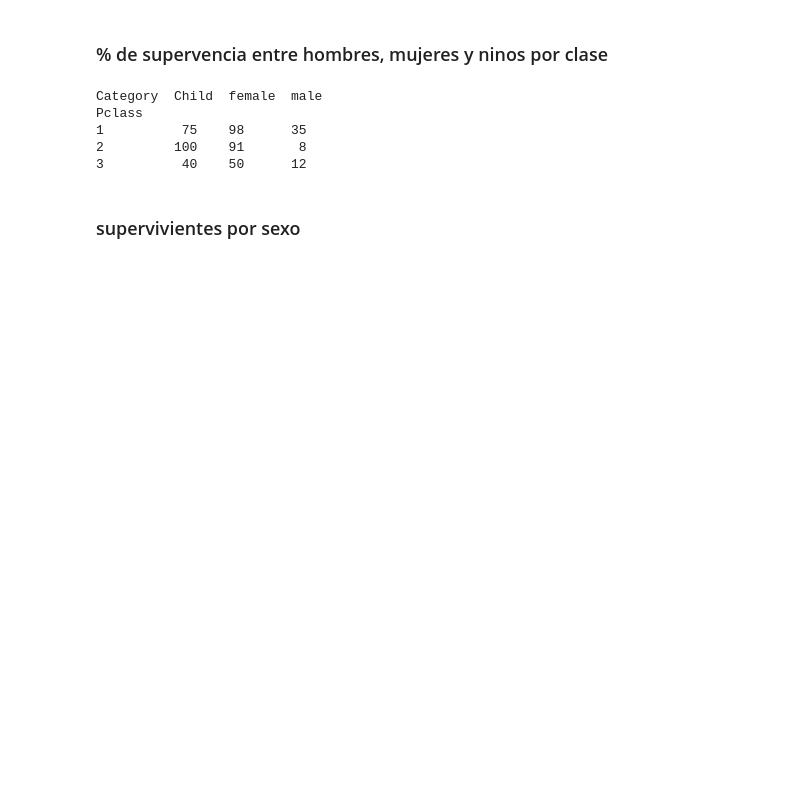
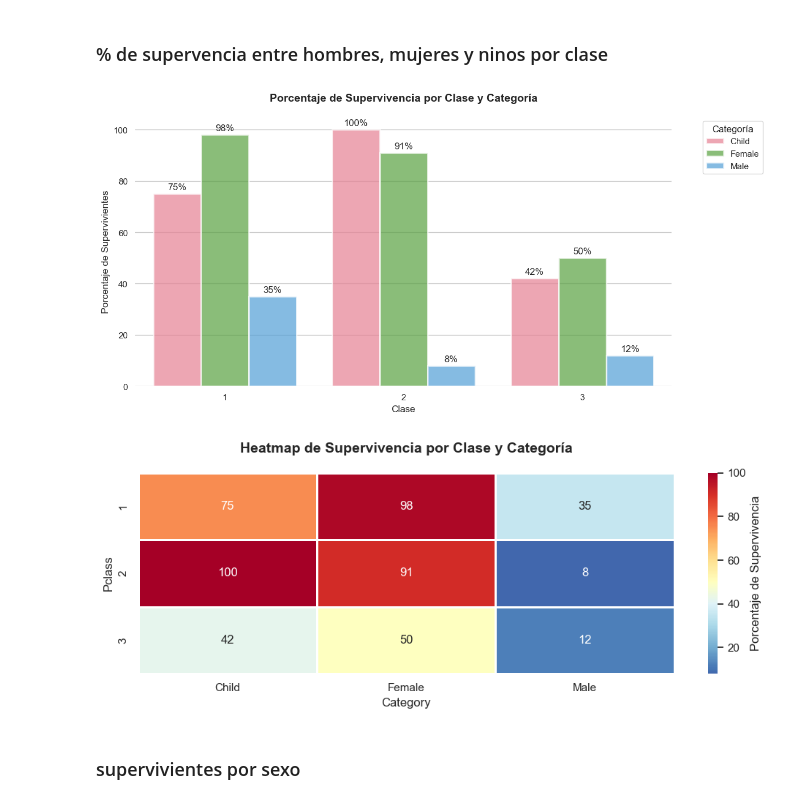
Before and after one commit to AndreiKukushkinBaidurov/Titanic, a Jupyter notebook: preguntas 1.ipynb, the cells around one changed output. Drawn from its saved outputs; the diff is of its cells as text; code cells hidden in the pictures; blank space fills up the shorter version.

```diff
--- a/preguntas 1.ipynb
+++ b/preguntas 1.ipynb
@@ -88,25 +221,54 @@ Rango de edad [70, 80): 0 sobrevivientes
 # %% [markdown]
 ### % de supervencia entre hombres, mujeres y ninos por clase
 # %%
-# Configurar pandas para mostrar todo el contenido del DataFrame
-pd.set_option('display.max_rows', None)
-pd.set_option('display.max_columns', None)
-pd.set_option('display.colheader_justify', 'left')
+# Crear el gráfico principal
+plt.figure(figsize=(12, 6))
 
-# Verificar que se está calculando el porcentaje de sobrevivientes
-supervivencia_por_clase_categoria = (df.groupby(['Pclass', 'Category'])['Survived'].mean()) * 100
+# Crear el gráfico de barras agrupadas
+ax = sns.barplot(
+    data=supervivencia_formateada.reset_index().melt(id_vars='Pclass'),
+    x='Pclass', y='value', hue='Category',
+    palette='husl',
+    alpha=0.7,
+    edgecolor='white',
+    linewidth=2
+)
 
-# Redondear los porcentajes y formatear el resultado
-supervivencia_formateada = supervivencia_por_clase_categoria.round().astype(int).unstack()
+# Personalizar el gráfico
+plt.title('Porcentaje de Supervivencia por Clase y Categoría',
+         fontsize=14, fontweight='bold', pad=20)
+plt.xlabel('Clase', fontsize=12)
+plt.ylabel('Porcentaje de Supervivientes', fontsize=12)
 
-# Mostrar todo el contenido del DataFrame
-print(supervivencia_formateada)
+# Añadir los valores sobre las barras
+for container in ax.containers:
+    ax.bar_label(container, fmt='%d%%', padding=3)
+
+# Personalizar la leyenda
+plt.legend(title='Categoría', bbox_to_anchor=(1.05, 1), loc='upper left')
+
+# Ajustar el diseño
+sns.despine(left=True, bottom=True)
+plt.tight_layout()
+plt.show()
+
+# Crear heatmap
+plt.figure(figsize=(10, 4))
+sns.heatmap(supervivencia_formateada,
+            annot=True,
+            fmt='d',
+            cmap='RdYlBu_r',
+            center=50,
+            cbar_kws={'label': 'Porcentaje de Supervivencia'},
+            linewidths=1)
+
+plt.title('Heatmap de Supervivencia por Clase y Categoría',
+         fontsize=14, fontweight='bold', pad=20)
+plt.tight_layout()
+plt.show()
 # %% [output]
-Category  Child  female  male
-Pclass
-1          75    98      35
-2         100    91       8
-3          40    50      12
+[figure, added]
+[figure, added]
 # %% [markdown]
 ### supervivientes por sexo
 # %%
```
Also changed, not shown: parts of 6 cells of this notebook, 2 other files.
